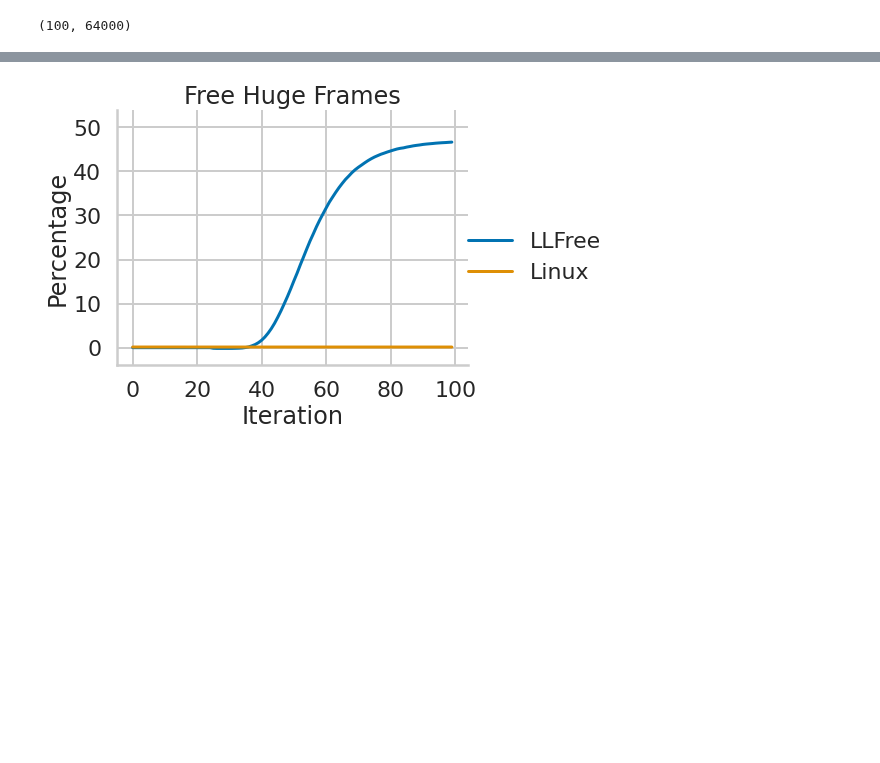
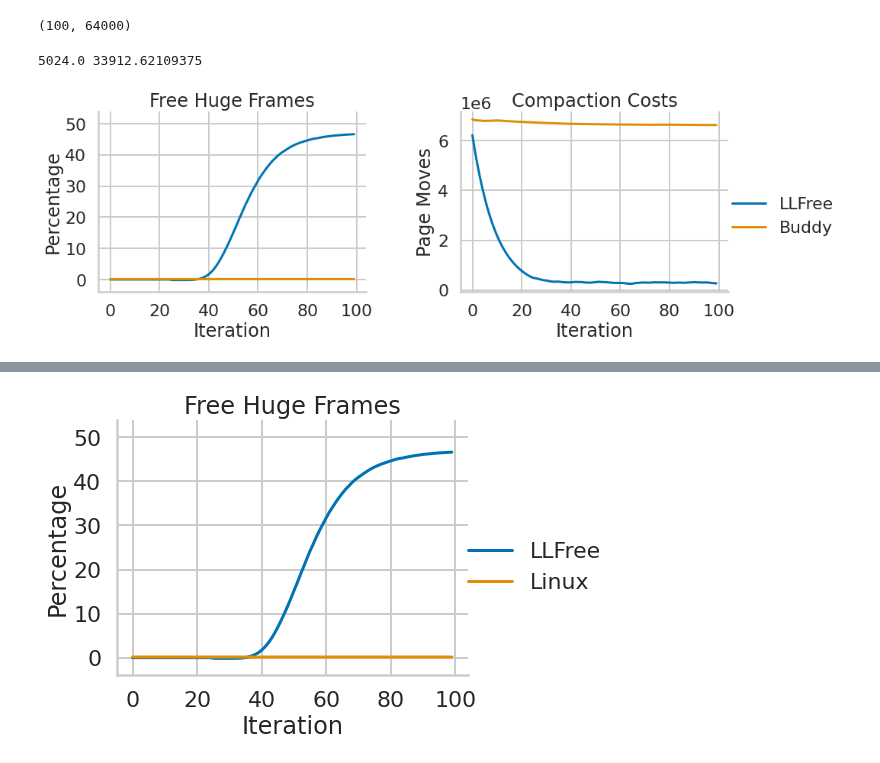
Before and after one commit to luhsra/llfree-bench, a Jupyter notebook: frag.ipynb, the cells around one changed output, grey strips where cells are left out. Drawn from its saved outputs; the diff is of its cells as text; code cells hidden in the pictures; blank space fills up the shorter version.

```diff
--- a/frag.ipynb
+++ b/frag.ipynb
@@ -180,6 +180,60 @@ nvalloc_copies = compaction_copies_per_iteration(nvalloc_data)
 print(buddy_data.shape)
 # %% [output]
 (100, 64000)
+# %%
+# Hugepages
+bdata = pd.read_csv(buddy / "out.csv")
+possible = bdata["small"][0] / 512
+# bdata["Possible"] = bdata["small"] / 512
+bdata["Buddy"] = bdata["huge"]
+bdata = bdata[["iter", "Buddy"]]
+ndata = pd.read_csv(nvalloc / "out.csv")
+ndata["LLFree"] = ndata["huge"]
+ndata = ndata[["iter", "LLFree"]]
+
+huge = pd.concat([ndata, bdata])
+huge = huge.melt(["iter"], value_vars=["LLFree", "Buddy"],
+                 value_name="count", var_name="alloc")
+initial = huge["count"][0]
+print(initial, possible)
+huge["count"] -= initial  # subtract leftover huge pages
+huge["type"] = "Free Huge Frames"
+huge["count"] /= (possible - initial) / 50 # normalize
+
+# Moves
+bdata = buddy_copies.copy()
+bdata.columns = ["Buddy"]
+bdata["iter"] = bdata.index
+ldata = nvalloc_copies.copy()
+ldata.columns = ["LLFree"]
+ldata["iter"] = ldata.index
+
+move = pd.concat([ldata, bdata])
+move = move.melt(["iter"], value_vars=["LLFree", "Buddy"],
+                 value_name="count", var_name="alloc")
+move["type"] = "Compaction Costs"
+
+# Combined
+data = pd.concat([huge, move])
+with sns.plotting_context("poster"):
+    g = sns.FacetGrid(data, col="type", sharey=False, height=5.5, aspect=1.2)
+    g.map_dataframe(sns.lineplot, x="iter", y="count", hue="alloc")
+    g.set_titles(col_template="{col_name}")
+    g.axes_dict["Free Huge Frames"].set(ylim=(-4, 54))
+    g.set_xlabels("Iteration")
+    g.set_ylabels("Percentage", clear_inner=False)
+    g.set(xticks=[x * 20 for x in range(6)])
+    g.set()
+    g.add_legend()
+    g.figure.subplots_adjust(wspace=0.35)
+    g.axes_dict["Compaction Costs"].set(ylabel="Page Moves")
+    g.axes_dict["Free Huge Frames"].set(yticks=[10 * x for x in range(6)])
+    g.savefig("out/frag.pdf")
+
+save_dref("frag", ["type", "alloc", "iter"], data)
+# %% [output]
+5024.0 33912.62109375
+[figure, added]
 # %%
 # Hugepages
 bdata = pd.read_csv(buddy / "out.csv")
```
Also changed, not shown: parts of 1 cell of this notebook, 4 other files.
